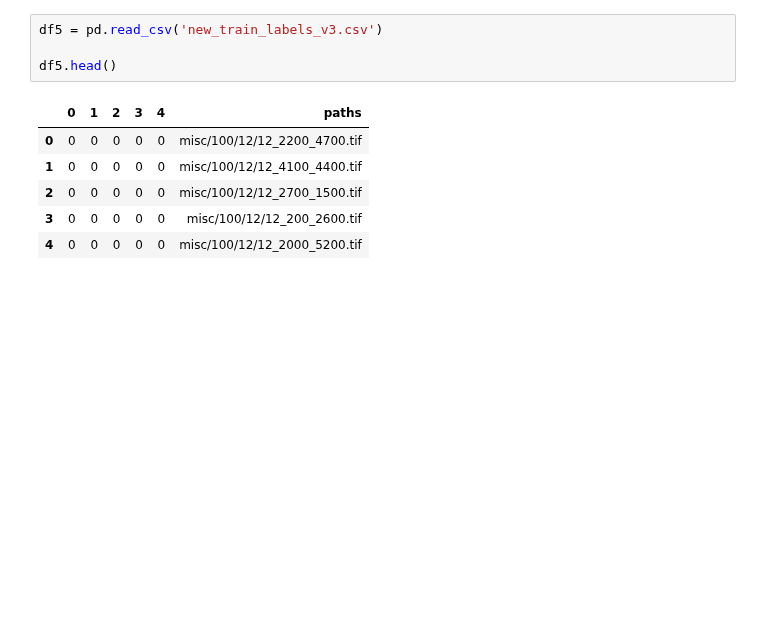
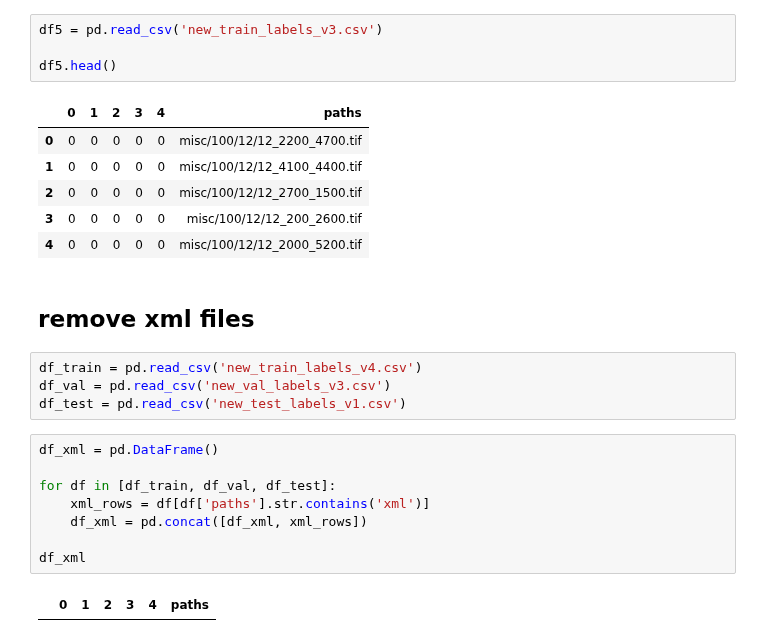
Before and after one commit to Project-Canopy/cb_feature_detection, a Jupyter notebook: data-prep/dataset_changes/train_val_test_split_make_csvs.ipynb, the cells around one changed output. Drawn from its saved outputs; the diff is of its cells as text; blank space fills up the shorter version.

```diff
--- a/data-prep/dataset_changes/train_val_test_split_make_csvs.ipynb
+++ b/data-prep/dataset_changes/train_val_test_split_make_csvs.ipynb
@@ -531,3 +580,19 @@ df5.head()
 | 2 | 0 | 0 | 0 | 0 | 0 | misc/100/12/12_2700_1500.tif |
 | 3 | 0 | 0 | 0 | 0 | 0 | misc/100/12/12_200_2600.tif |
 | 4 | 0 | 0 | 0 | 0 | 0 | misc/100/12/12_2000_5200.tif |
+# %% [markdown]
+## remove xml files
+# %%
+df_train = pd.read_csv('new_train_labels_v4.csv')
+df_val = pd.read_csv('new_val_labels_v3.csv')
+df_test = pd.read_csv('new_test_labels_v1.csv')
+# %%
+df_xml = pd.DataFrame()
+
+for df in [df_train, df_val, df_test]:
+    xml_rows = df[df['paths'].str.contains('xml')]
+    df_xml = pd.concat([df_xml, xml_rows])
+
+df_xml
+# %% [output]
+|  | 0 | 1 | 2 | 3 | 4 | paths |
```
Also changed, not shown: parts of 17 cells of this notebook, 2 other files.
